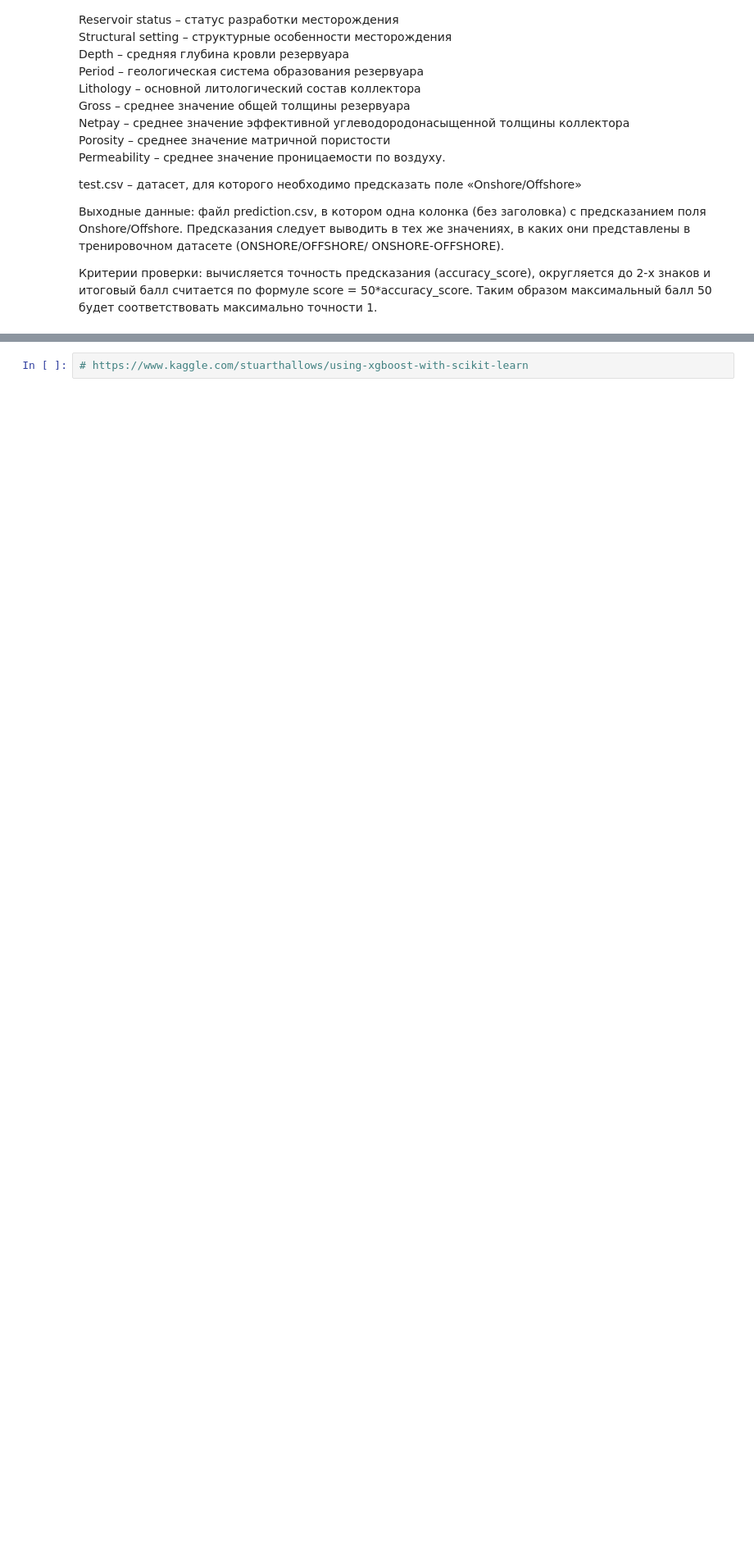
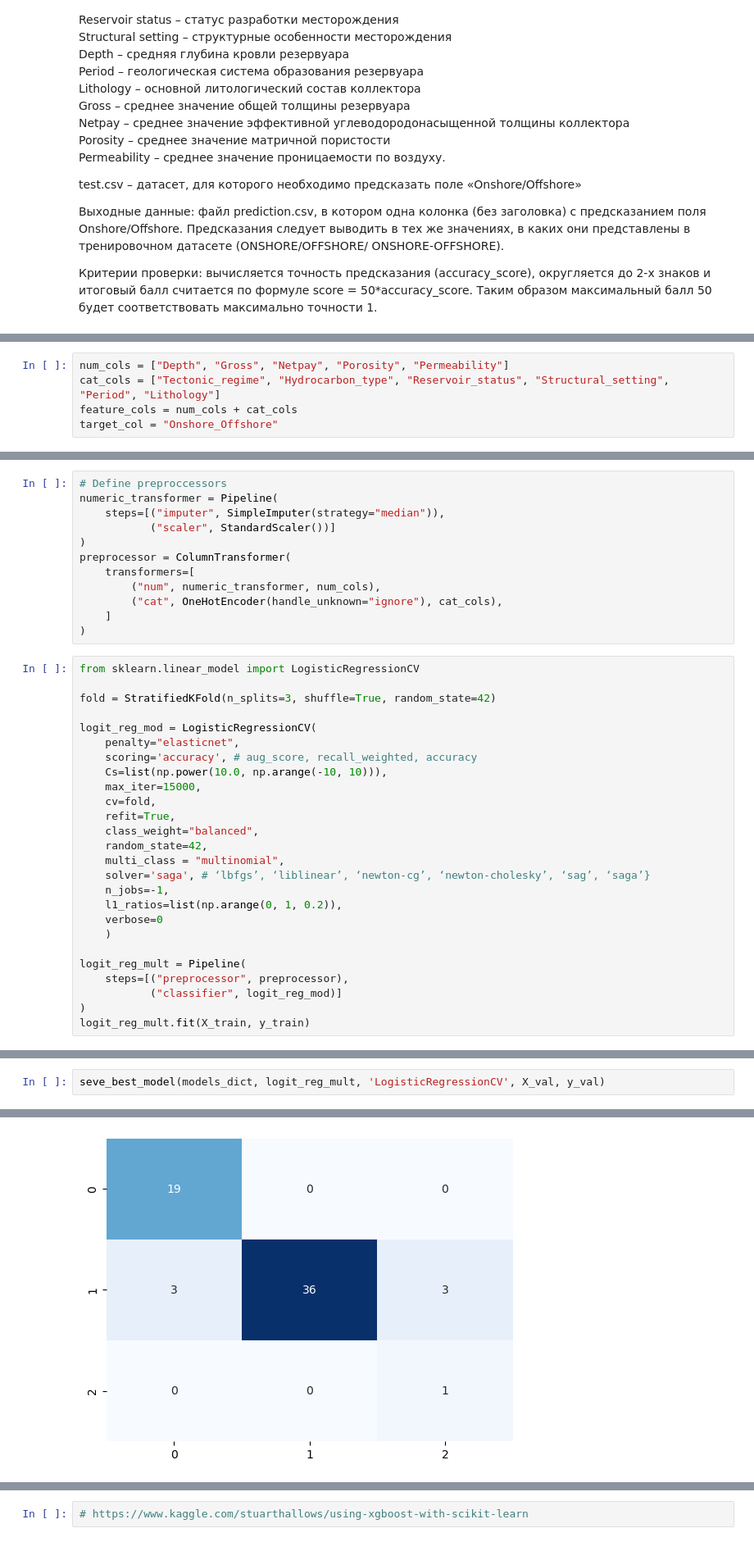
Before and after one commit to LevPerla/yandex_profi_2021, a Jupyter notebook: qualifying_stage/Classification_task/task1.ipynb, the cells around one changed output, grey strips where cells are left out. Shown: that part at 82% size. Drawn from its saved outputs; the diff is of its cells as text; blank space fills up the shorter version.

```diff
--- a/qualifying_stage/Classification_task/task1.ipynb
+++ b/qualifying_stage/Classification_task/task1.ipynb
@@ -23,0 +51,5 @@ test.csv – датасет, для которого необходимо пре
+# %%
+num_cols = ["Depth", "Gross", "Netpay", "Porosity", "Permeability"]
+cat_cols = ["Tectonic_regime", "Hydrocarbon_type", "Reservoir_status", "Structural_setting", "Period", "Lithology"]
+feature_cols = num_cols + cat_cols
+target_col = "Onshore_Offshore"
@@ -23,0 +238,38 @@ test.csv – датасет, для которого необходимо пре
+# %%
+# Define preproccessors
+numeric_transformer = Pipeline(
+    steps=[("imputer", SimpleImputer(strategy="median")),
+           ("scaler", StandardScaler())]
+)
+preprocessor = ColumnTransformer(
+    transformers=[
+        ("num", numeric_transformer, num_cols),
+        ("cat", OneHotEncoder(handle_unknown="ignore"), cat_cols),
+    ]
+)
+# %%
+from sklearn.linear_model import LogisticRegressionCV
+
+fold = StratifiedKFold(n_splits=3, shuffle=True, random_state=42)
+
+logit_reg_mod = LogisticRegressionCV(
+    penalty="elasticnet",
+    scoring='accuracy', # aug_score, recall_weighted, accuracy
+    Cs=list(np.power(10.0, np.arange(-10, 10))),
+    max_iter=15000,
+    cv=fold,
+    refit=True,
+    class_weight="balanced",
+    random_state=42,
+    multi_class = "multinomial",
+    solver='saga', # ‘lbfgs’, ‘liblinear’, ‘newton-cg’, ‘newton-cholesky’, ‘sag’, ‘saga’}
+    n_jobs=-1,
+    l1_ratios=list(np.arange(0, 1, 0.2)),
+    verbose=0
+    )
+
+logit_reg_mult = Pipeline(
+    steps=[("preprocessor", preprocessor),
+           ("classifier", logit_reg_mod)]
+)
+logit_reg_mult.fit(X_train, y_train)
@@ -23,0 +294,3 @@ test.csv – датасет, для которого необходимо пре
+# %%
+seve_best_model(models_dict, logit_reg_mult, 'LogisticRegressionCV', X_val, y_val)
+# %% [output]
@@ -23,0 +308 @@ test.csv – датасет, для которого необходимо пре
+[figure, added]
```
Also changed, not shown: parts of 83 cells of this notebook, 2 other files.
